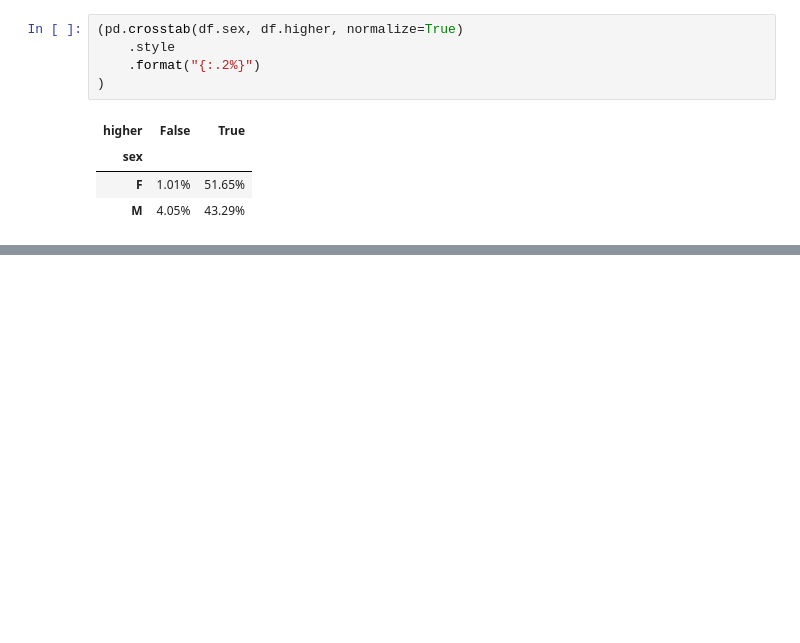
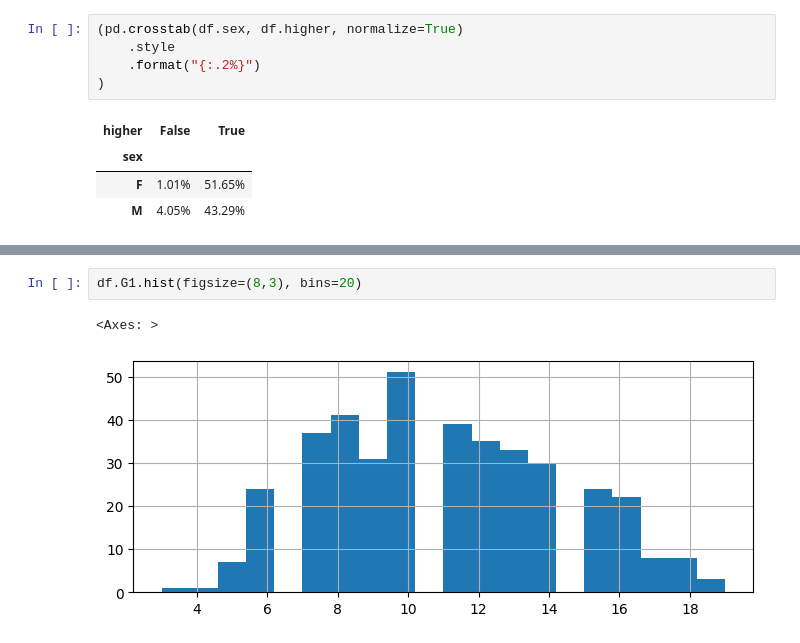
Before and after one commit to agpt8/data_science_portfolio, a Jupyter notebook: student-data-analysis.ipynb, the cells around one changed output, grey strips where cells are left out. Drawn from its saved outputs; the diff is of its cells as text; blank space fills up the shorter version.

```diff
--- a/student-data-analysis.ipynb
+++ b/student-data-analysis.ipynb
@@ -576,0 +606,5 @@ We can also normalise this to show percentages instead of actual values. Dependi
+# %%
+df.G1.hist(figsize=(8,3), bins=20)
+# %% [output]
+<Axes: >
+[figure, added]
```
Also changed, not shown: parts of 15 cells of this notebook.
